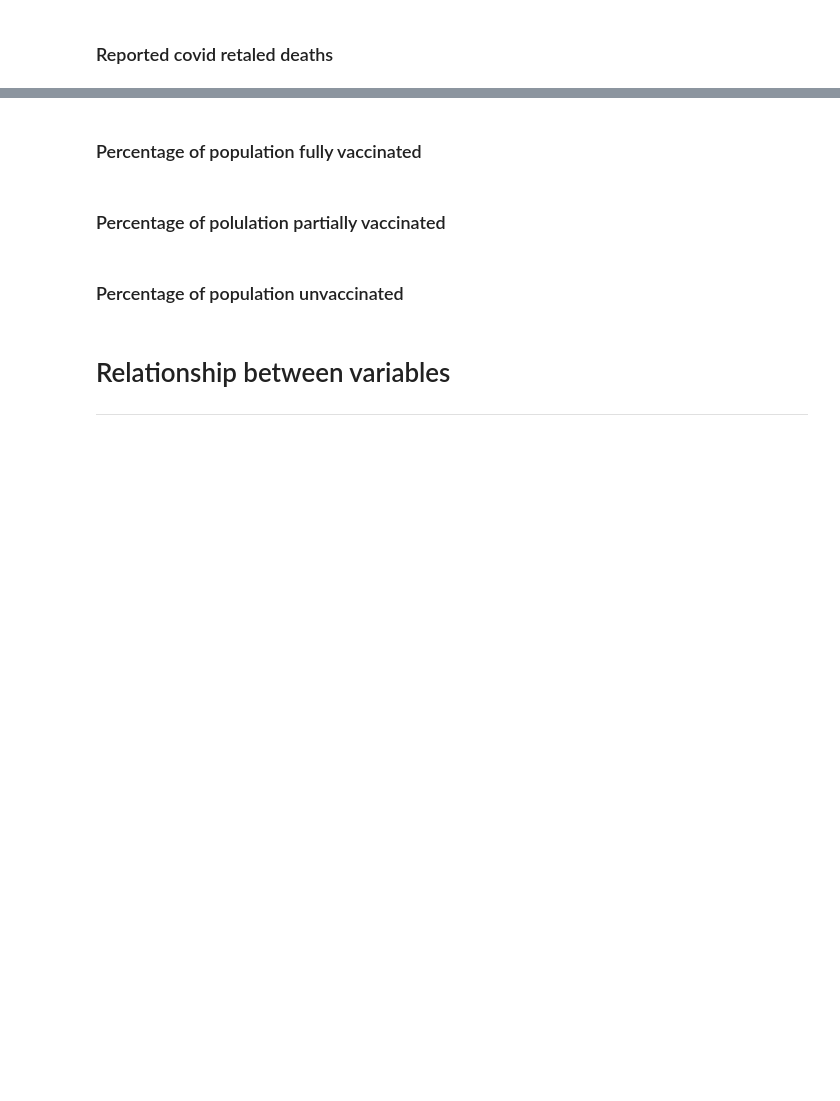
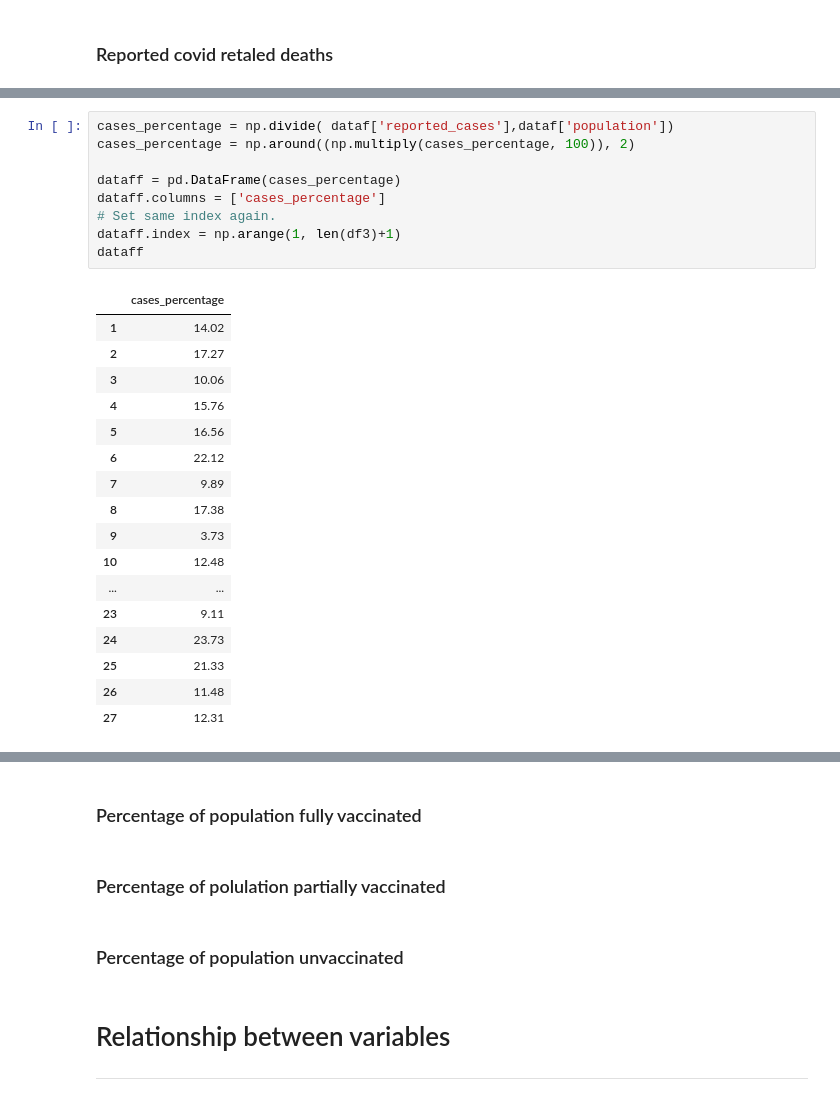
Before and after one commit to SarahMcN25/programming_for_D.A.project, a Jupyter notebook: project.ipynb, the cells around one changed output, grey strips where cells are left out. Cells and saved outputs as stored; diff of their text form; blank space fills up the shorter version.

```diff
--- a/project.ipynb
+++ b/project.ipynb
@@ -46,0 +90,27 @@ columns: country	population,	reported_cases,	covid_deaths,	fully_vaccinated,	par
+# %%
+cases_percentage = np.divide( dataf['reported_cases'],dataf['population'])
+cases_percentage = np.around((np.multiply(cases_percentage, 100)), 2)
+
+dataff = pd.DataFrame(cases_percentage)
+dataff.columns = ['cases_percentage']
+# Set same index again.
+dataff.index = np.arange(1, len(df3)+1)
+dataff
+# %% [output]
+|  | cases_percentage |
+| 1 | 14.02 |
+| 2 | 17.27 |
+| 3 | 10.06 |
+| 4 | 15.76 |
+| 5 | 16.56 |
+| 6 | 22.12 |
+| 7 | 9.89 |
+| 8 | 17.38 |
+| 9 | 3.73 |
+| 10 | 12.48 |
+| ... | ... |
+| 23 | 9.11 |
+| 24 | 23.73 |
+| 25 | 21.33 |
+| 26 | 11.48 |
+| 27 | 12.31 |
```
Also changed, not shown: parts of 6 cells of this notebook.
